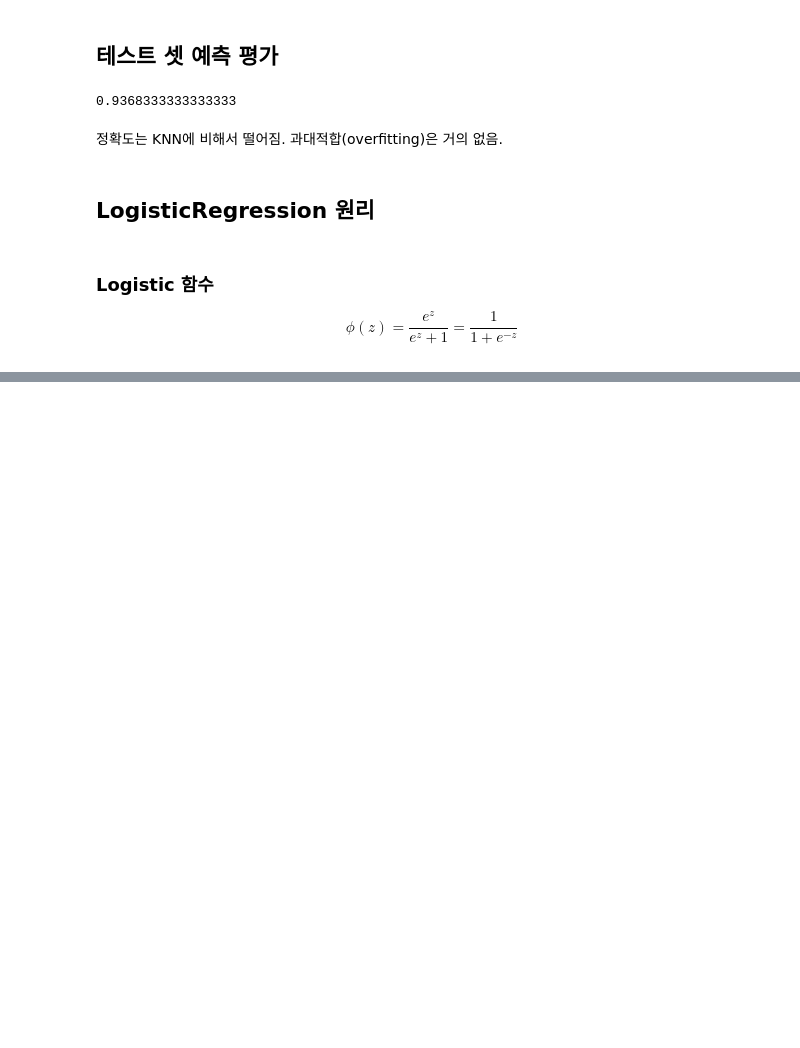
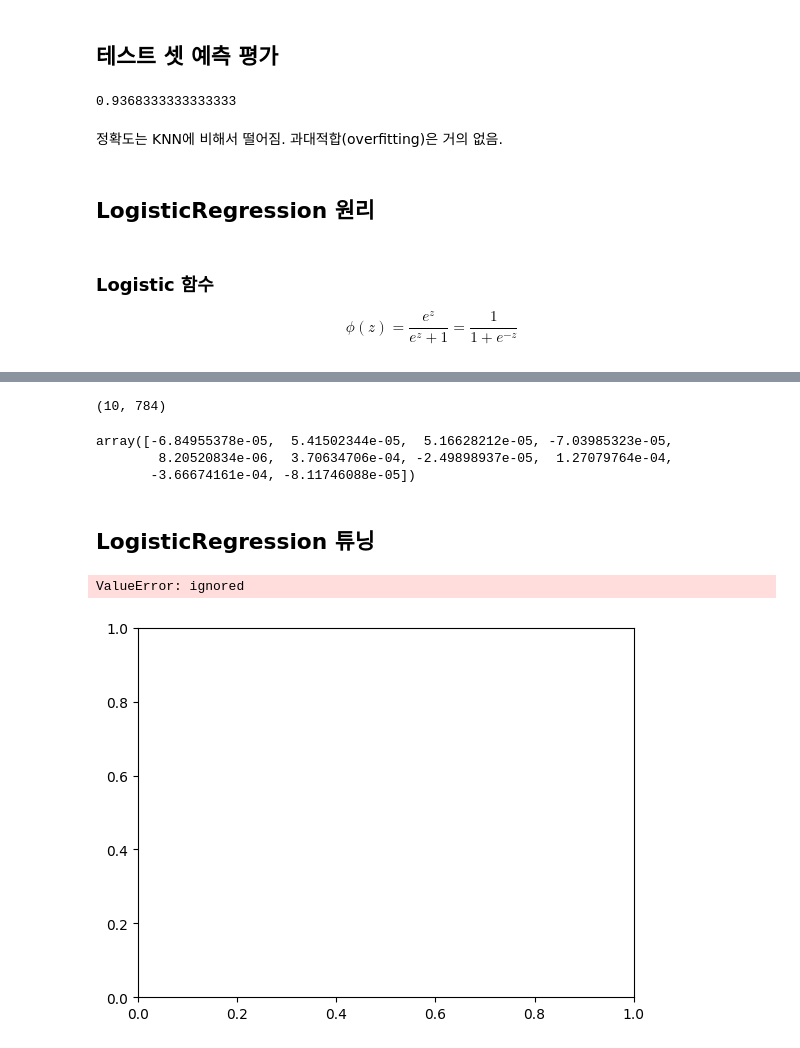
Before and after one commit to habaccc/Python_study, a Jupyter notebook: ml05_mnist.ipynb, the cells around one changed output, grey strips where cells are left out. Cells and saved outputs as stored; diff of their text form; code cells hidden in the pictures; blank space fills up the shorter version.

```diff
--- a/ml05_mnist.ipynb
+++ b/ml05_mnist.ipynb
@@ -455,0 +487,37 @@ $$
+# %%
+log_reg.coef_.shape
+# %% [output]
+(10, 784)
+# %%
+log_reg.intercept_
+# %% [output]
+array([-6.84955378e-05,  5.41502344e-05,  5.16628212e-05, -7.03985323e-05,
+        8.20520834e-06,  3.70634706e-04, -2.49898937e-05,  1.27079764e-04,
+       -3.66674161e-04, -8.11746088e-05])
+# %% [markdown]
+## LogisticRegression 튜닝
+# %%
+c_values = np.array([0.001, 0.01, 0.1, 1.0]) # 리스트를 배열로 바꿈
+for c in c_values:
+  # 규제(regularization) 크기에 따른 모델 생성
+  log_reg = LogisticRegression(C=c, random_state=42, n_jobs=-1)
+  log_reg.fit(X_tr, y_tr) # 모델 훈련
+  train_acc = log_reg.score(X_tr, y_tr) # 훈련 셋 정확도
+  train_scores.append(train_acc)
+  val_acc = log_reg.score(X_val, y_val) # 검증 셋 정확도
+  val_scores.append(val_acc)
+# %%
+x = np.log10(c_values) # [0.001, 0.01, 0.1, ...] -> [-3, -2, -1, ...]
+
+plt.plot(x, train_scores, 'bo-', label='Train')
+plt.plot(x, val_scores, 'ro:', label='Validataion')
+
+plt.grid()
+plt.legend()
+plt.xlabel('C (log scale)')
+plt.ylabel('Accuracy')
+
+plt.show()
+# %% [output]
+ValueError: ignored
+[figure, added]
```
Also changed, not shown: parts of 4 cells of this notebook.
